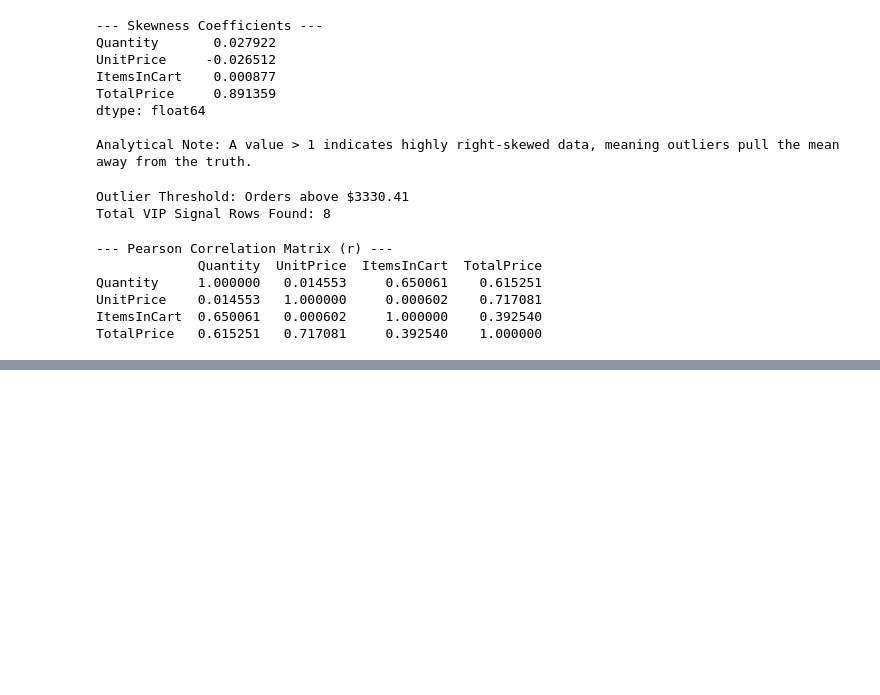
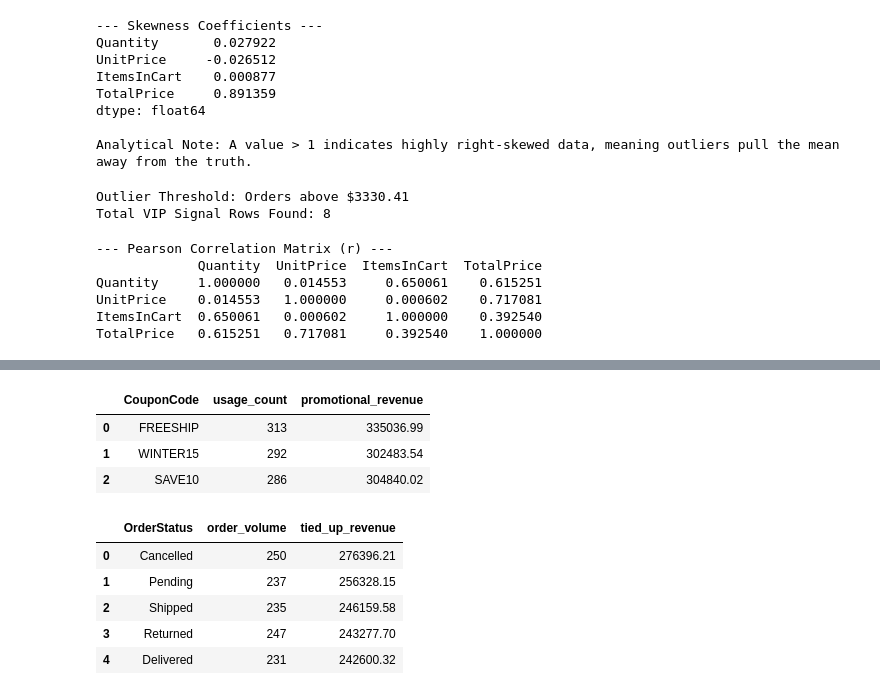
Before and after one commit to bench3D/decodelabs-internship, a Jupyter notebook: sales-dataset-analysis.ipynb, the cells around one changed output, grey strips where cells are left out. Cells and saved outputs as stored; diff of their text form; code cells hidden in the pictures; blank space fills up the shorter version.

```diff
--- a/sales-dataset-analysis.ipynb
+++ b/sales-dataset-analysis.ipynb
@@ -248,0 +311,37 @@ TotalPrice   0.615251   0.717081     0.392540    1.000000
+# %%
+# Query 3: Promotional Coupon Impact
+query_3 = """
+SELECT
+    CouponCode,
+    COUNT(*) AS usage_count,
+    SUM(TotalPrice) AS promotional_revenue
+FROM sales
+WHERE CouponCode IS NOT NULL AND CouponCode <> 'No coupon'
+GROUP BY CouponCode
+ORDER BY usage_count DESC;
+"""
+run_query(query_3)
+# %% [output]
+|  | CouponCode | usage_count | promotional_revenue |
+| 0 | FREESHIP | 313 | 335036.99 |
+| 1 | WINTER15 | 292 | 302483.54 |
+| 2 | SAVE10 | 286 | 304840.02 |
+# %%
+query_4="""
+SELECT
+    OrderStatus,
+    COUNT(*) AS order_volume,
+    SUM(TotalPrice) AS tied_up_revenue
+FROM sales
+GROUP BY OrderStatus
+HAVING SUM(TotalPrice) > 50000.00 -- Rejection funnel for low-value pipelines
+ORDER BY tied_up_revenue DESC;
+"""
+run_query(query_4)
+# %% [output]
+|  | OrderStatus | order_volume | tied_up_revenue |
+| 0 | Cancelled | 250 | 276396.21 |
+| 1 | Pending | 237 | 256328.15 |
+| 2 | Shipped | 235 | 246159.58 |
+| 3 | Returned | 247 | 243277.70 |
+| 4 | Delivered | 231 | 242600.32 |
```
Also changed, not shown: parts of 5 cells of this notebook, 3 other files.
